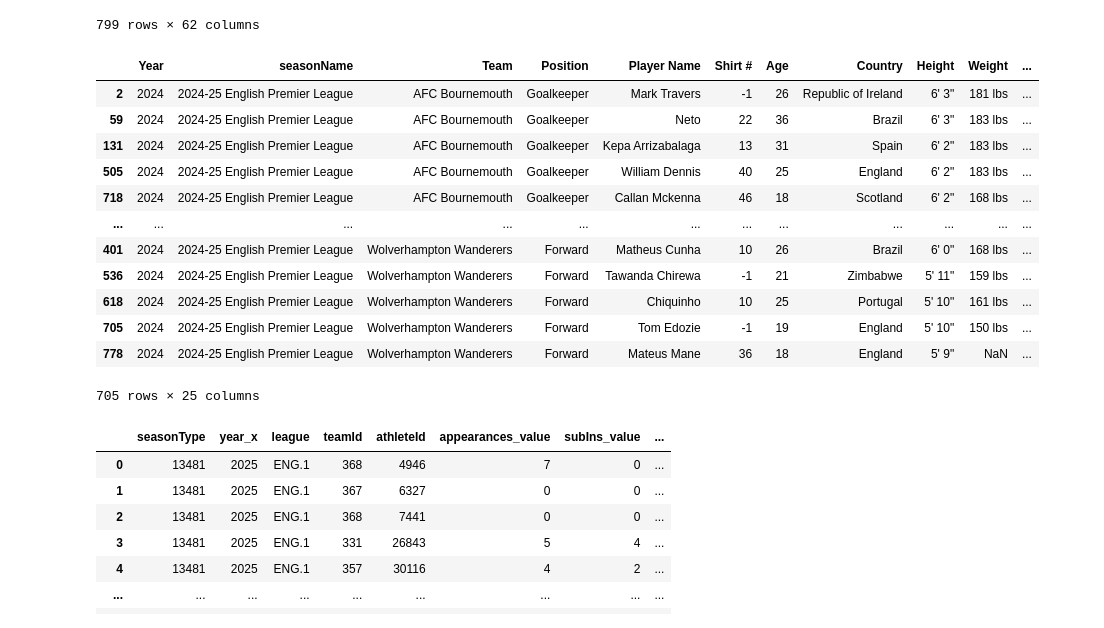
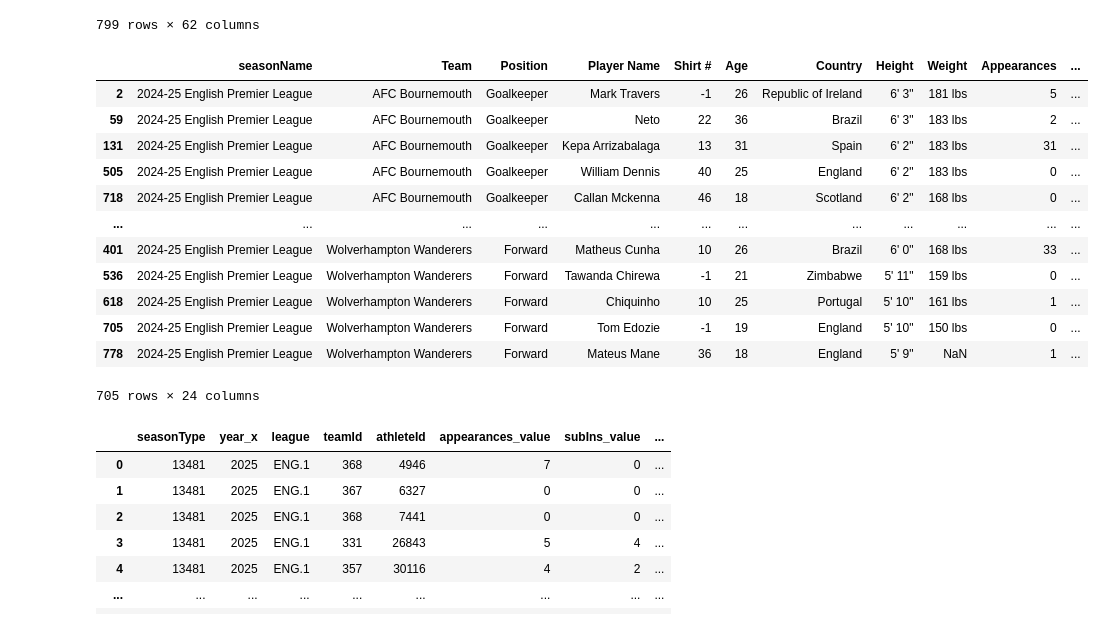
Before and after one commit to manujay3/prem-data-analysis, a Jupyter notebook: premplayerstats.ipynb, the cells around one changed output. Saved outputs shown, nothing was run; the diff lists cells and outputs as text; code cells hidden in the pictures.

```diff
--- a/premplayerstats.ipynb
+++ b/premplayerstats.ipynb
@@ -67,44 +67,44 @@ df_playerstats
 # %%
 
 dropped_columns = ['seasonType', 'teamId', 'athleteId', 'timestamp_x', 'firstName', 'middleName', 'lastName', 'fullName', 'shortName', 'nickName', 'slug_x', 'gender', 'birthPlaceCountry', 'positionAbbreviation', 'headshotUrl', 'headshot_alt', 'timestamp_y', 'location', 'name', 'abbreviation', 'shortDisplayName', 'color', 'alternateColor', 'logoURL', 'venueId', 'slug_y', 'seasonSlug', 'leagueId', 'midsizeName', 'leagueName', 'leagueShortName']
 
 df_playerstats = df_playerstats.drop(columns=dropped_columns)
 df_playerstats = df_playerstats.drop(columns={"league",})
 
-new_order = ['year_x','seasonName', 'displayName_y', 'positionName', 'displayName_x', 'jersey', 'age', 'citizenship', 'displayHeight', 'displayWeight', 'appearances_value', 'subIns_value', 'totalGoals_value', 'goalAssists_value', 'totalShots_value', 'shotsOnTarget_value', 'offsides_value', 'ownGoals_value', 'shotsFaced_value', 'saves_value', 'goalsConceded_value', 'foulsCommitted_value', 'foulsSuffered_value', 'yellowCards_value','redCards_value']
+new_order = ['seasonName', 'displayName_y', 'positionName', 'displayName_x', 'jersey', 'age', 'citizenship', 'displayHeight', 'displayWeight', 'appearances_value', 'subIns_value', 'totalGoals_value', 'goalAssists_value', 'totalShots_value', 'shotsOnTarget_value', 'offsides_value', 'ownGoals_value', 'shotsFaced_value', 'saves_value', 'goalsConceded_value', 'foulsCommitted_value', 'foulsSuffered_value', 'yellowCards_value','redCards_value']
 
 df_playerstats = df_playerstats[new_order]
 
-df_playerstats = df_playerstats.rename(columns={'year_x': 'Year', 'displayName_y': "Team", 'positionName': 'Position', "displayName_x": "Player Name", "age": "Age", "citizenship": "Country", "displayHeight": "Height", 'displayWeight': 'Weight', 'jersey': 'Shirt #', "appearances_value": "Appearances", 'subIns_value': "Substitute Appearances", "totalGoals_value": "Goals", 'goalAssists_value': 'Assists', "totalShots_value": 'Shots', 'shotsOnTarget_value': 'Shots On Target', 'shotsFaced_value': 'Shots Faced', 'saves_value': 'Saves', 'offsides_value': 'Offsides', 'ownGoals_value': 'Own Goals', 'goalsConceded_value': 'Goals Conceded', 'foulsCommitted_value': 'Fouls Committed', 'foulsSuffered_value': 'Fouls Suffered', 'yellowCards_value':'Yellow Cards', 'redCards_value':'Red Cards' })
+df_playerstats = df_playerstats.rename(columns={'displayName_y': "Team", 'positionName': 'Position', "displayName_x": "Player Name", "age": "Age", "citizenship": "Country", "displayHeight": "Height", 'displayWeight': 'Weight', 'jersey': 'Shirt #', "appearances_value": "Appearances", 'subIns_value': "Substitute Appearances", "totalGoals_value": "Goals", 'goalAssists_value': 'Assists', "totalShots_value": 'Shots', 'shotsOnTarget_value': 'Shots On Target', 'shotsFaced_value': 'Shots Faced', 'saves_value': 'Saves', 'offsides_value': 'Offsides', 'ownGoals_value': 'Own Goals', 'goalsConceded_value': 'Goals Conceded', 'foulsCommitted_value': 'Fouls Committed', 'foulsSuffered_value': 'Fouls Suffered', 'yellowCards_value':'Yellow Cards', 'redCards_value':'Red Cards' })
 
 df_playerstats['Shirt #'] = df_playerstats['Shirt #'].astype(int)
 
 df_playerstats['Age'] = df_playerstats['Age'].astype(int)
 
 position_order = ['Goalkeeper', 'Defender', 'Midfielder', 'Forward']
 
 df_playerstats['Position'] = pd.Categorical(df_playerstats['Position'], categories=position_order, ordered=True)
-df_playerstats = df_playerstats.sort_values(by=['Year', 'Team','Position'], ascending=True)
+df_playerstats = df_playerstats.sort_values(by=['Team','Position'], ascending=True)
 
 teams_to_drop = ['Burnley', 'Luton Town', 'Sheffield United']
 
 df_playerstats = df_playerstats[~df_playerstats['Team'].isin(teams_to_drop)]
 
 df_playerstats
 # %% [output]
-|  | Year | seasonName | Team | Position | Player Name | Shirt # | Age | Country | Height | Weight | ... |
-| 2 | 2024 | 2024-25 English Premier League | AFC Bournemouth | Goalkeeper | Mark Travers | -1 | 26 | Republic of Ireland | 6' 3" | 181 lbs | ... |
-| 59 | 2024 | 2024-25 English Premier League | AFC Bournemouth | Goalkeeper | Neto | 22 | 36 | Brazil | 6' 3" | 183 lbs | ... |
-| 131 | 2024 | 2024-25 English Premier League | AFC Bournemouth | Goalkeeper | Kepa Arrizabalaga | 13 | 31 | Spain | 6' 2" | 183 lbs | ... |
-| 505 | 2024 | 2024-25 English Premier League | AFC Bournemouth | Goalkeeper | William Dennis | 40 | 25 | England | 6' 2" | 183 lbs | ... |
-| 718 | 2024 | 2024-25 English Premier League | AFC Bournemouth | Goalkeeper | Callan Mckenna | 46 | 18 | Scotland | 6' 2" | 168 lbs | ... |
+|  | seasonName | Team | Position | Player Name | Shirt # | Age | Country | Height | Weight | Appearances | ... |
+| 2 | 2024-25 English Premier League | AFC Bournemouth | Goalkeeper | Mark Travers | -1 | 26 | Republic of Ireland | 6' 3" | 181 lbs | 5 | ... |
+| 59 | 2024-25 English Premier League | AFC Bournemouth | Goalkeeper | Neto | 22 | 36 | Brazil | 6' 3" | 183 lbs | 2 | ... |
+| 131 | 2024-25 English Premier League | AFC Bournemouth | Goalkeeper | Kepa Arrizabalaga | 13 | 31 | Spain | 6' 2" | 183 lbs | 31 | ... |
+| 505 | 2024-25 English Premier League | AFC Bournemouth | Goalkeeper | William Dennis | 40 | 25 | England | 6' 2" | 183 lbs | 0 | ... |
+| 718 | 2024-25 English Premier League | AFC Bournemouth | Goalkeeper | Callan Mckenna | 46 | 18 | Scotland | 6' 2" | 168 lbs | 0 | ... |
 | ... | ... | ... | ... | ... | ... | ... | ... | ... | ... | ... | ... |
-| 401 | 2024 | 2024-25 English Premier League | Wolverhampton Wanderers | Forward | Matheus Cunha | 10 | 26 | Brazil | 6' 0" | 168 lbs | ... |
-| 536 | 2024 | 2024-25 English Premier League | Wolverhampton Wanderers | Forward | Tawanda Chirewa | -1 | 21 | Zimbabwe | 5' 11" | 159 lbs | ... |
-| 618 | 2024 | 2024-25 English Premier League | Wolverhampton Wanderers | Forward | Chiquinho | 10 | 25 | Portugal | 5' 10" | 161 lbs | ... |
-| 705 | 2024 | 2024-25 English Premier League | Wolverhampton Wanderers | Forward | Tom Edozie | -1 | 19 | England | 5' 10" | 150 lbs | ... |
-| 778 | 2024 | 2024-25 English Premier League | Wolverhampton Wanderers | Forward | Mateus Mane | 36 | 18 | England | 5' 9" | NaN | ... |
+| 401 | 2024-25 English Premier League | Wolverhampton Wanderers | Forward | Matheus Cunha | 10 | 26 | Brazil | 6' 0" | 168 lbs | 33 | ... |
+| 536 | 2024-25 English Premier League | Wolverhampton Wanderers | Forward | Tawanda Chirewa | -1 | 21 | Zimbabwe | 5' 11" | 159 lbs | 0 | ... |
+| 618 | 2024-25 English Premier League | Wolverhampton Wanderers | Forward | Chiquinho | 10 | 25 | Portugal | 5' 10" | 161 lbs | 1 | ... |
+| 705 | 2024-25 English Premier League | Wolverhampton Wanderers | Forward | Tom Edozie | -1 | 19 | England | 5' 10" | 150 lbs | 0 | ... |
+| 778 | 2024-25 English Premier League | Wolverhampton Wanderers | Forward | Mateus Mane | 36 | 18 | England | 5' 9" | NaN | 1 | ... |
-705 rows × 25 columns
+705 rows × 24 columns
 # %%
 df_playerstats2 = pd.read_csv(data_dir + "/playerstats_2025_ENG.1.csv")
 
```
Also changed, not shown: parts of 1 cell of this notebook, 1 other file.
